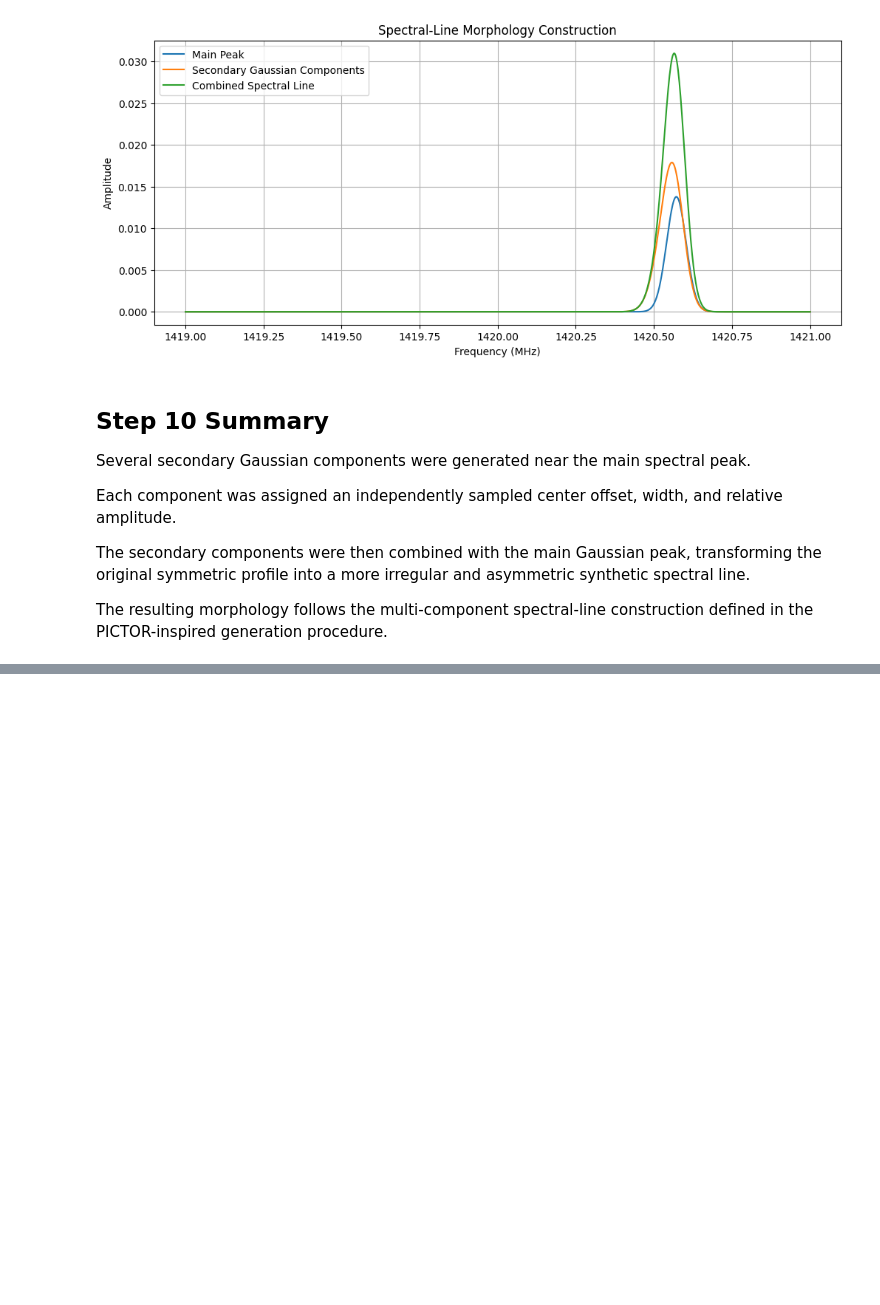
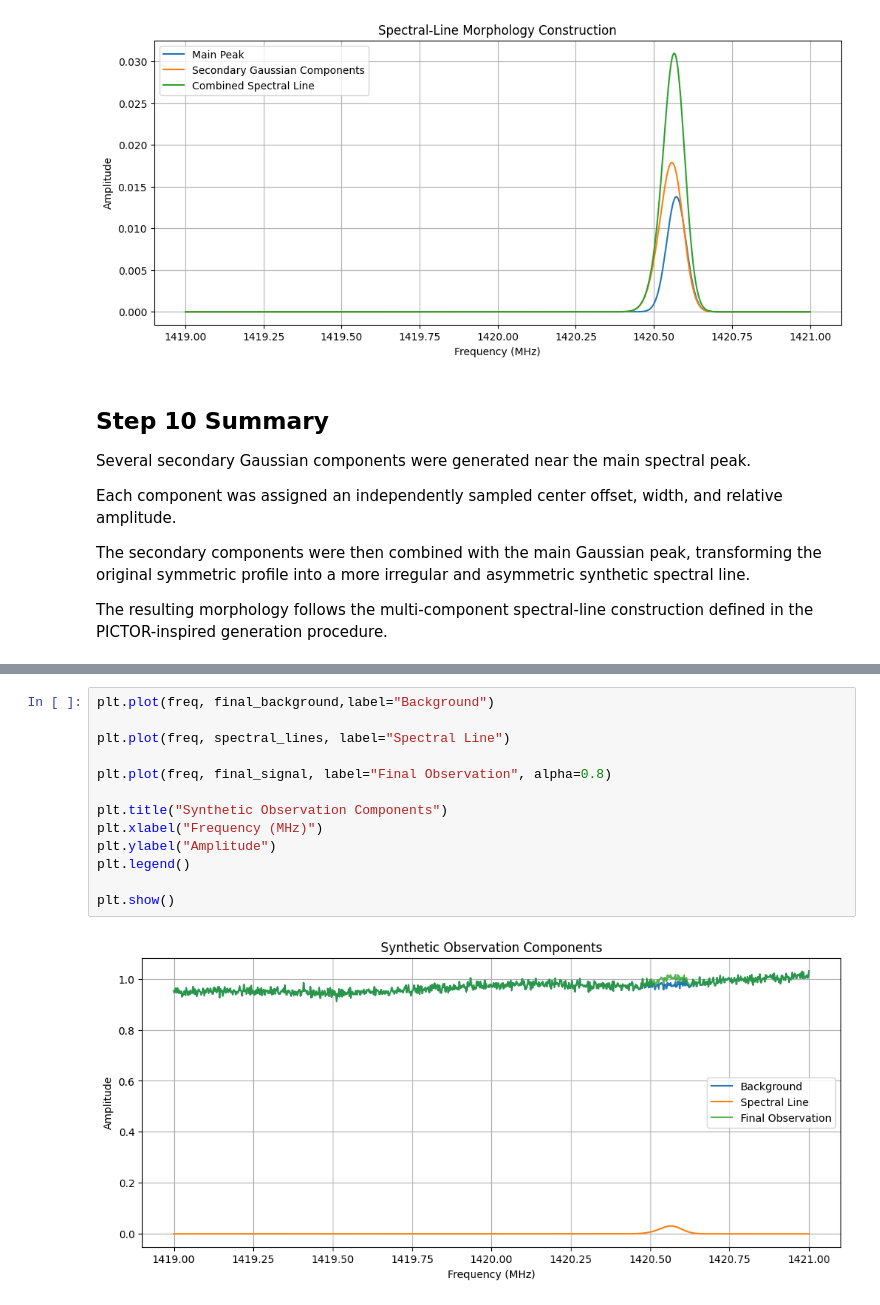
Before and after one commit to Astro-BEAM-AUTh/data-analysis, a Jupyter notebook: Background_Removal_using_NN.ipynb, the cells around one changed output, grey strips where cells are left out. Drawn from its saved outputs; the diff is of its cells as text; blank space fills up the shorter version.

```diff
--- a/Background_Removal_using_NN.ipynb
+++ b/Background_Removal_using_NN.ipynb
@@ -677,0 +791,15 @@ The resulting morphology follows the multi-component spectral-line construction
+# %%
+plt.plot(freq, final_background,label="Background")
+
+plt.plot(freq, spectral_lines, label="Spectral Line")
+
+plt.plot(freq, final_signal, label="Final Observation", alpha=0.8)
+
+plt.title("Synthetic Observation Components")
+plt.xlabel("Frequency (MHz)")
+plt.ylabel("Amplitude")
+plt.legend()
+
+plt.show()
+# %% [output]
+[figure, added]
```
Also changed, not shown: parts of 15 cells of this notebook.
